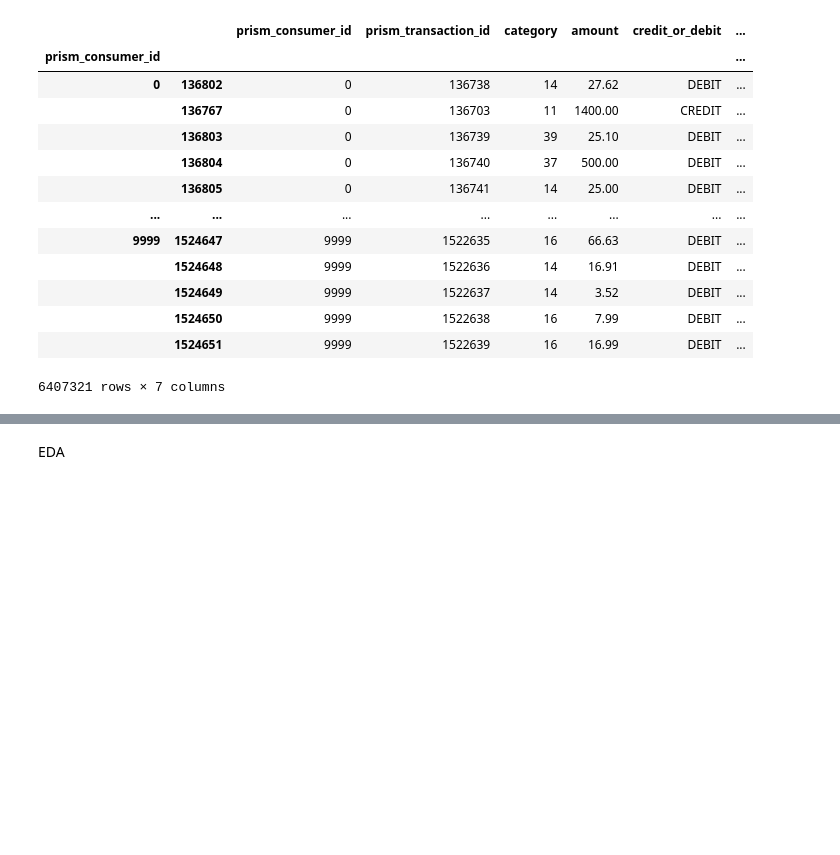
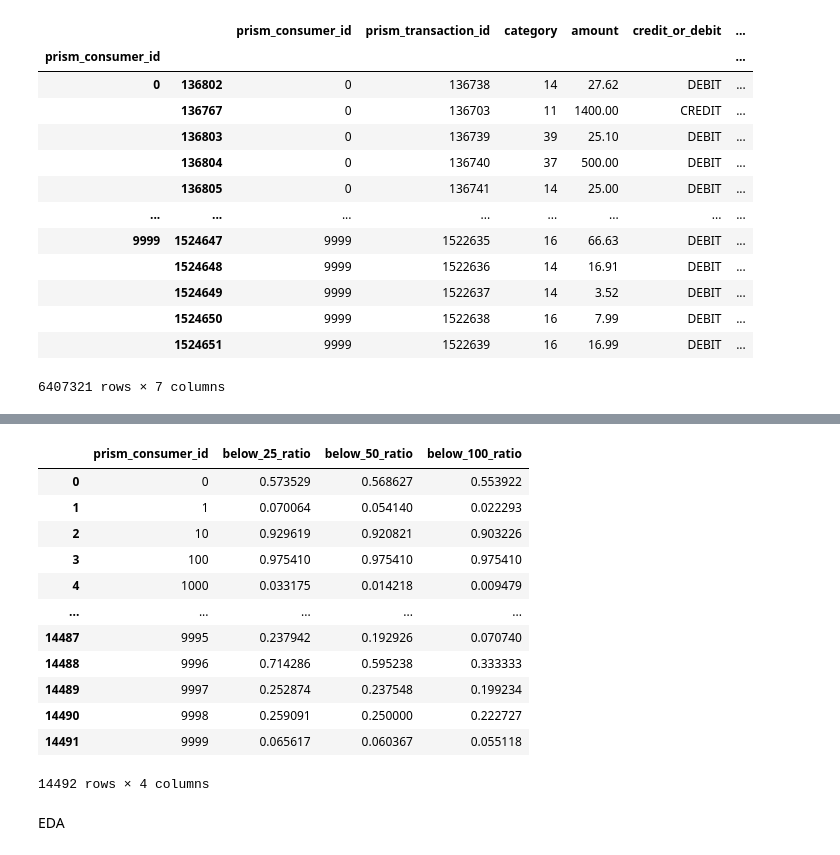
Before and after one commit to hillarychang/dsc180b-capstone-q2, a Jupyter notebook: src/notebooks/hillary_q2.ipynb, the cells around one changed output, grey strips where cells are left out. Drawn from its saved outputs; the diff is of its cells as text; code cells hidden in the pictures; blank space fills up the shorter version.

```diff
--- a/src/notebooks/hillary_q2.ipynb
+++ b/src/notebooks/hillary_q2.ipynb
@@ -766,5 +909,32 @@ transactions_with_balances
 # %%
 # multiple features: get number of times balance falls below certain amounts/threshold ($25, $50, $100) divided by the number of transactions there are
+
+thresholds = [25, 50, 100]
+
+for threshold in thresholds:
+    transactions_with_balances[f'below_{threshold}'] = transactions_with_balances['calculated_balance'] < -threshold
+
+balance_below_thresholds = transactions_with_balances.groupby('prism_consumer_id').apply(
+    lambda group: {
+        f'below_{threshold}_ratio': group[f'below_{threshold}'].sum() / len(group) for threshold in thresholds
+    }
+).apply(pd.Series).reset_index()
+
+balance_below_thresholds
+# %% [output]
+|  | prism_consumer_id | below_25_ratio | below_50_ratio | below_100_ratio |
+| 0 | 0 | 0.573529 | 0.568627 | 0.553922 |
+| 1 | 1 | 0.070064 | 0.054140 | 0.022293 |
+| 2 | 10 | 0.929619 | 0.920821 | 0.903226 |
+| 3 | 100 | 0.975410 | 0.975410 | 0.975410 |
+| 4 | 1000 | 0.033175 | 0.014218 | 0.009479 |
+| ... | ... | ... | ... | ... |
+| 14487 | 9995 | 0.237942 | 0.192926 | 0.070740 |
+| 14488 | 9996 | 0.714286 | 0.595238 | 0.333333 |
+| 14489 | 9997 | 0.252874 | 0.237548 | 0.199234 |
+| 14490 | 9998 | 0.259091 | 0.250000 | 0.222727 |
+| 14491 | 9999 | 0.065617 | 0.060367 | 0.055118 |
+14492 rows × 4 columns
 # %% [markdown]
 EDA
 # %%
```
Also changed, not shown: parts of 14 cells of this notebook.
